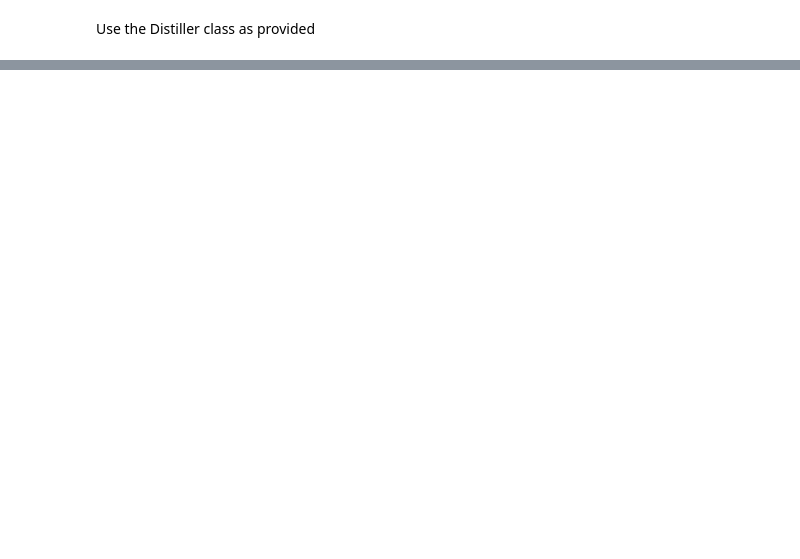
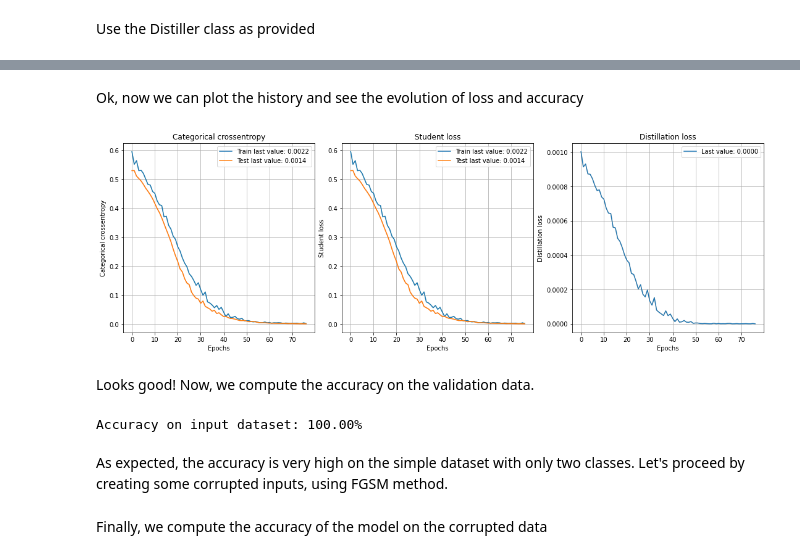
Before and after one commit to Stocastico/AdversarialRobustness, a Jupyter notebook: Part_5/Part_5.2_Stefano.ipynb, the cells around one changed output, grey strips where cells are left out. Cells and saved outputs as stored; diff of their text form; code cells hidden in the pictures; blank space fills up the shorter version.

```diff
--- a/Part_5/Part_5.2_Stefano.ipynb
+++ b/Part_5/Part_5.2_Stefano.ipynb
@@ -105,0 +211,15 @@ class Distiller(keras.Model):
+# %%
+EPOCHS = 200
+
+distiller = Distiller(student=student, teacher=teacher)
+
+distiller.compile(optimizer='adam', metrics=['categorical_crossentropy'],
+                  student_loss_fn=keras.losses.CategoricalCrossentropy(),
+                  distillation_loss_fn=keras.losses.KLDivergence(),
+                  alpha=0.1, temperature=10)
+
+es = EarlyStopping(monitor='student_loss', patience=10, min_delta=0.001, verbose=1,
+                   restore_best_weights=True, mode='min')
+
+history_d = distiller.fit(train_X, train_Y, batch_size=BS, epochs=EPOCHS, callbacks=[es],
+                      validation_data=(valid_X, valid_Y))
@@ -105,0 +244,17 @@ class Distiller(keras.Model):
+# %% [markdown]
+Ok, now we can plot the history and see the evolution of loss and accuracy
+# %%
+plot_history(history_d.history)
+plt.show()
+# %% [output]
+[figure, added]
+# %% [markdown]
+Looks good! Now, we compute the accuracy on the validation data.
+# %%
+pred = student.predict(valid_X)
+acc = np.sum(np.argmax(pred, axis=1) == np.argmax(valid_Y, axis=1)) / len(valid_Y)
+print(f"Accuracy on input dataset: {acc * 100:.2f}%")
+# %% [output]
+Accuracy on input dataset: 100.00%
+# %% [markdown]
+As expected, the accuracy is very high on the simple dataset with only two classes. Let's proceed by creating some corrupted inputs, using FGSM method.
@@ -105,0 +265,2 @@ class Distiller(keras.Model):
+# %% [markdown]
+Finally, we compute the accuracy of the model on the corrupted data
```
Also changed, not shown: parts of 13 cells of this notebook, 1 other file.
